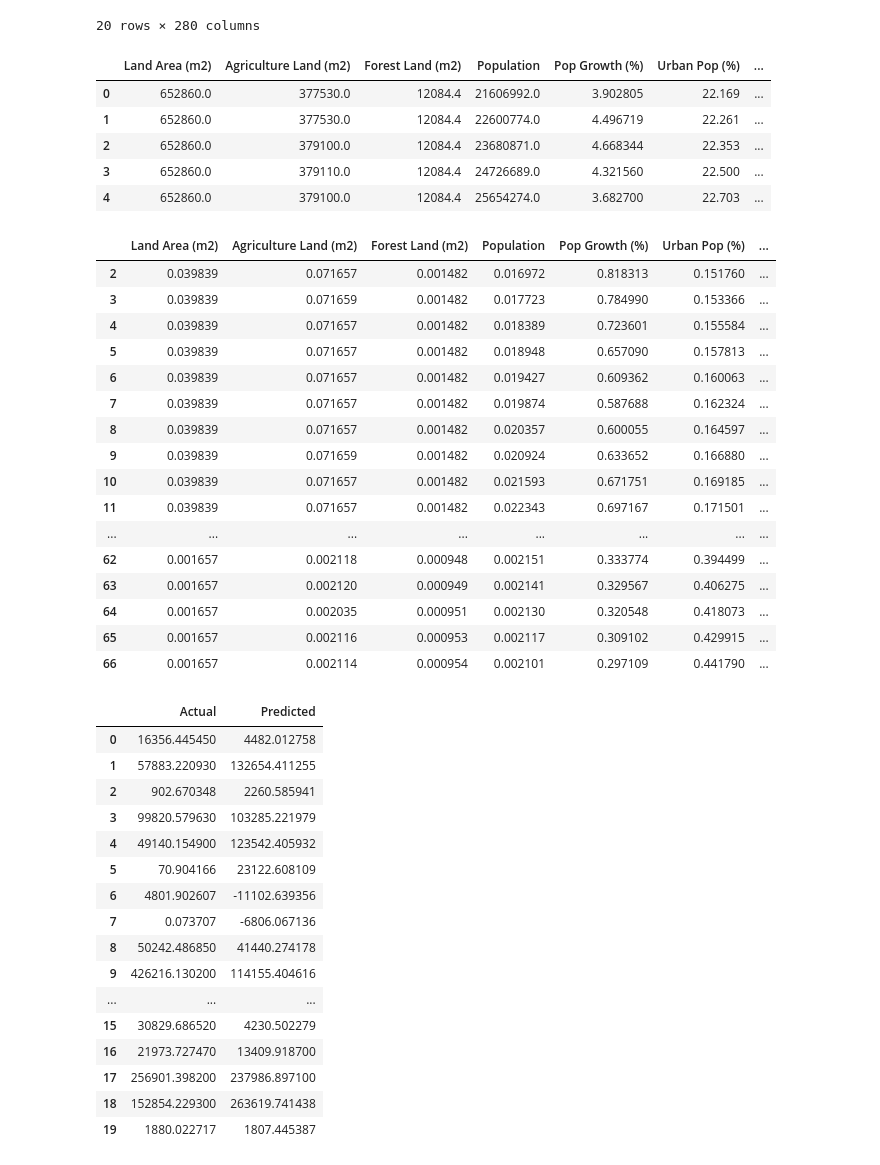
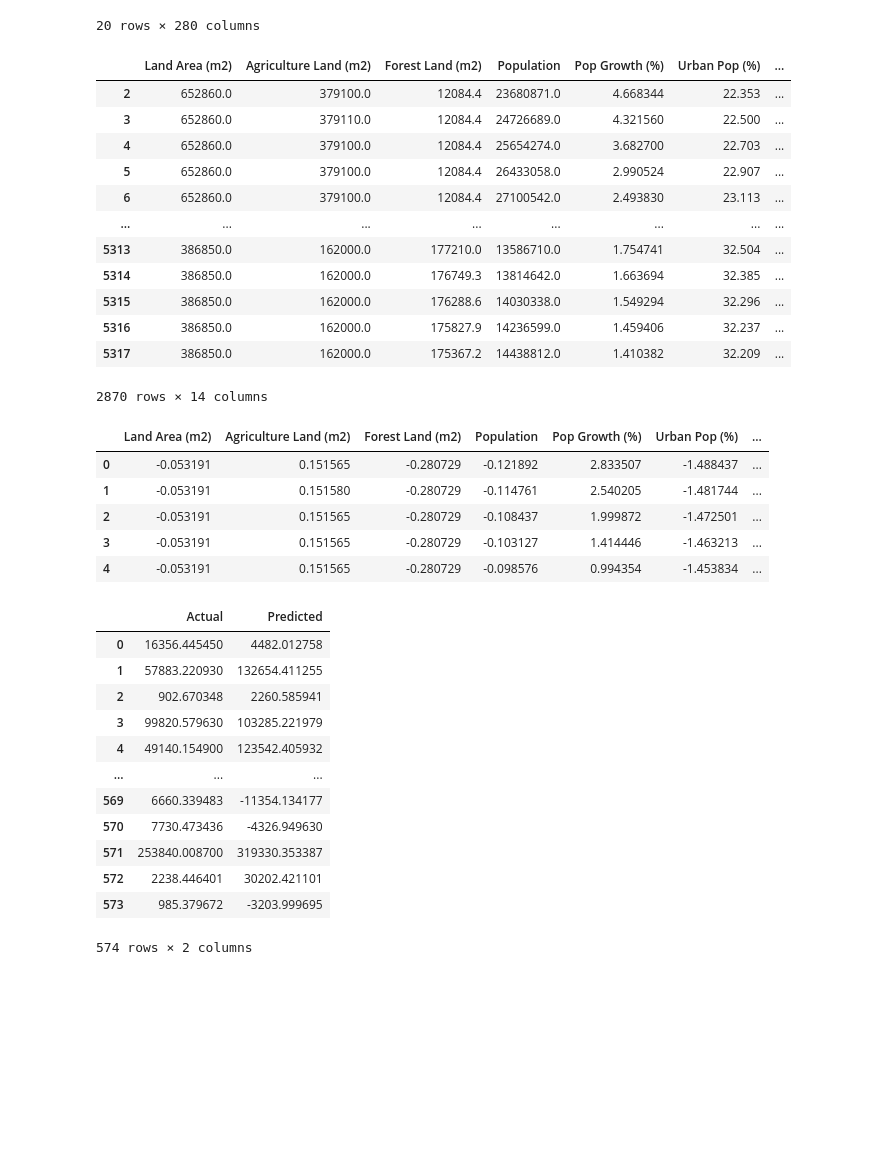
Before and after one commit to mohannashahrad/Borealis_AI_Plant_Tree_Project, a Jupyter notebook: Training/PCA_analysis.ipynb, the cells around one changed output. Cells and saved outputs as stored; diff of their text form; code cells hidden in the pictures; blank space fills up the shorter version.

```diff
--- a/Training/PCA_analysis.ipynb
+++ b/Training/PCA_analysis.ipynb
@@ -143,44 +145,41 @@ df.head(20)
 df_2 = load_DF('https://raw.githubusercontent.com/mohannashahrad/Borealis_AI_Plant_Tree_Project/main/Final_Data/final_data2.csv')
 df_2 = df_2.iloc[: , 3:]
 # %%
-df_2.head()
+df_2
 # %% [output]
 |  | Land Area (m2) | Agriculture Land (m2) | Forest Land (m2) | Population | Pop Growth (%) | Urban Pop (%) | ... |
-| 0 | 652860.0 | 377530.0 | 12084.4 | 21606992.0 | 3.902805 | 22.169 | ... |
-| 1 | 652860.0 | 377530.0 | 12084.4 | 22600774.0 | 4.496719 | 22.261 | ... |
 | 2 | 652860.0 | 379100.0 | 12084.4 | 23680871.0 | 4.668344 | 22.353 | ... |
 | 3 | 652860.0 | 379110.0 | 12084.4 | 24726689.0 | 4.321560 | 22.500 | ... |
 | 4 | 652860.0 | 379100.0 | 12084.4 | 25654274.0 | 3.682700 | 22.703 | ... |
+| 5 | 652860.0 | 379100.0 | 12084.4 | 26433058.0 | 2.990524 | 22.907 | ... |
+| 6 | 652860.0 | 379100.0 | 12084.4 | 27100542.0 | 2.493830 | 23.113 | ... |
+| ... | ... | ... | ... | ... | ... | ... | ... |
+| 5313 | 386850.0 | 162000.0 | 177210.0 | 13586710.0 | 1.754741 | 32.504 | ... |
+| 5314 | 386850.0 | 162000.0 | 176749.3 | 13814642.0 | 1.663694 | 32.385 | ... |
+| 5315 | 386850.0 | 162000.0 | 176288.6 | 14030338.0 | 1.549294 | 32.296 | ... |
+| 5316 | 386850.0 | 162000.0 | 175827.9 | 14236599.0 | 1.459406 | 32.237 | ... |
+| 5317 | 386850.0 | 162000.0 | 175367.2 | 14438812.0 | 1.410382 | 32.209 | ... |
+2870 rows × 14 columns
 # %%
 df_2 = df_2[~df_2.isin([np.nan, np.inf, -np.inf]).any(1)]
 x_2 = df_2.loc[:, df_2.columns != 'Tree Loss (ha)']
-normalized_x_2=(x_2-x_2.min())/(x_2.max()-x_2.min())
-normalized_x_2.head(20)
+normalized_x_2=StandardScaler().fit_transform(x_2)
+normalized_x_2=pd.DataFrame(data=normalized_x_2, columns=["Land Area (m2)", "Agriculture Land (m2)", "Forest Land (m2)", "Population", "Pop Growth (%)", "Urban Pop (%)", "GDP (US$)", "GDP Growth (%)", "Forest Rents (% GDP)", "Coal Rents (% GDP)", "Oil Rents (% GDP)", "CO2 Emission (kt)", "GHG Emision (CO2 eqv)"])
+normalized_x_2.head()
 # %% [output]
 |  | Land Area (m2) | Agriculture Land (m2) | Forest Land (m2) | Population | Pop Growth (%) | Urban Pop (%) | ... |
-| 2 | 0.039839 | 0.071657 | 0.001482 | 0.016972 | 0.818313 | 0.151760 | ... |
-| 3 | 0.039839 | 0.071659 | 0.001482 | 0.017723 | 0.784990 | 0.153366 | ... |
-| 4 | 0.039839 | 0.071657 | 0.001482 | 0.018389 | 0.723601 | 0.155584 | ... |
-| 5 | 0.039839 | 0.071657 | 0.001482 | 0.018948 | 0.657090 | 0.157813 | ... |
-| 6 | 0.039839 | 0.071657 | 0.001482 | 0.019427 | 0.609362 | 0.160063 | ... |
-| 7 | 0.039839 | 0.071657 | 0.001482 | 0.019874 | 0.587688 | 0.162324 | ... |
-| 8 | 0.039839 | 0.071657 | 0.001482 | 0.020357 | 0.600055 | 0.164597 | ... |
-| 9 | 0.039839 | 0.071659 | 0.001482 | 0.020924 | 0.633652 | 0.166880 | ... |
-| 10 | 0.039839 | 0.071657 | 0.001482 | 0.021593 | 0.671751 | 0.169185 | ... |
-| 11 | 0.039839 | 0.071657 | 0.001482 | 0.022343 | 0.697167 | 0.171501 | ... |
-| ... | ... | ... | ... | ... | ... | ... | ... |
-| 62 | 0.001657 | 0.002118 | 0.000948 | 0.002151 | 0.333774 | 0.394499 | ... |
-| 63 | 0.001657 | 0.002120 | 0.000949 | 0.002141 | 0.329567 | 0.406275 | ... |
-| 64 | 0.001657 | 0.002035 | 0.000951 | 0.002130 | 0.320548 | 0.418073 | ... |
-| 65 | 0.001657 | 0.002116 | 0.000953 | 0.002117 | 0.309102 | 0.429915 | ... |
-| 66 | 0.001657 | 0.002114 | 0.000954 | 0.002101 | 0.297109 | 0.441790 | ... |
+| 0 | -0.053191 | 0.151565 | -0.280729 | -0.121892 | 2.833507 | -1.488437 | ... |
+| 1 | -0.053191 | 0.151580 | -0.280729 | -0.114761 | 2.540205 | -1.481744 | ... |
+| 2 | -0.053191 | 0.151565 | -0.280729 | -0.108437 | 1.999872 | -1.472501 | ... |
+| 3 | -0.053191 | 0.151565 | -0.280729 | -0.103127 | 1.414446 | -1.463213 | ... |
+| 4 | -0.053191 | 0.151565 | -0.280729 | -0.098576 | 0.994354 | -1.453834 | ... |
 # %%
 y_2 = df_2['Tree Loss (ha)']
 X_train_2, X_test_2, y_train_2, y_test_2 = train_test_split(normalized_x_2, y_2, test_size=0.2, random_state=0)
 model.fit(X_train_2, y_train_2)
 y_pred_2 = model.predict(X_test_2)
 compare_df_2 = pd.DataFrame({'Actual': y_test_2.to_numpy().flatten(), 'Predicted': y_pred_2.flatten()})
-compare_df_2.head(20)
+compare_df_2
 # %% [output]
 |  | Actual | Predicted |
 | 0 | 16356.445450 | 4482.012758 |
@@ -188,17 +187,13 @@ compare_df_2.head(20)
 | 2 | 902.670348 | 2260.585941 |
 | 3 | 99820.579630 | 103285.221979 |
 | 4 | 49140.154900 | 123542.405932 |
-| 5 | 70.904166 | 23122.608109 |
-| 6 | 4801.902607 | -11102.639356 |
-| 7 | 0.073707 | -6806.067136 |
-| 8 | 50242.486850 | 41440.274178 |
-| 9 | 426216.130200 | 114155.404616 |
 | ... | ... | ... |
-| 15 | 30829.686520 | 4230.502279 |
-| 16 | 21973.727470 | 13409.918700 |
-| 17 | 256901.398200 | 237986.897100 |
-| 18 | 152854.229300 | 263619.741438 |
-| 19 | 1880.022717 | 1807.445387 |
+| 569 | 6660.339483 | -11354.134177 |
+| 570 | 7730.473436 | -4326.949630 |
+| 571 | 253840.008700 | 319330.353387 |
+| 572 | 2238.446401 | 30202.421101 |
+| 573 | 985.379672 | -3203.999695 |
+574 rows × 2 columns
 # %%
 print('Mean Absolute Error:', metrics.mean_absolute_error(y_test_2, y_pred_2))
 print('Mean Squared Error:', metrics.mean_squared_error(y_test_2, y_pred_2))
```
Also changed, not shown: parts of 9 cells of this notebook.
